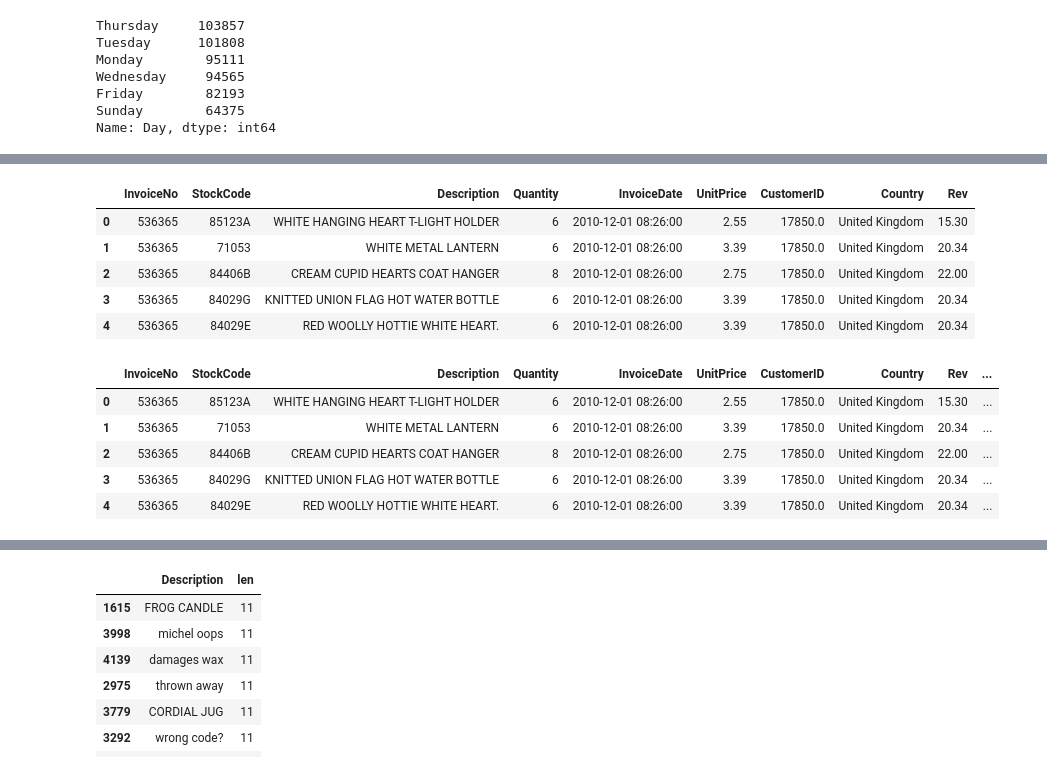
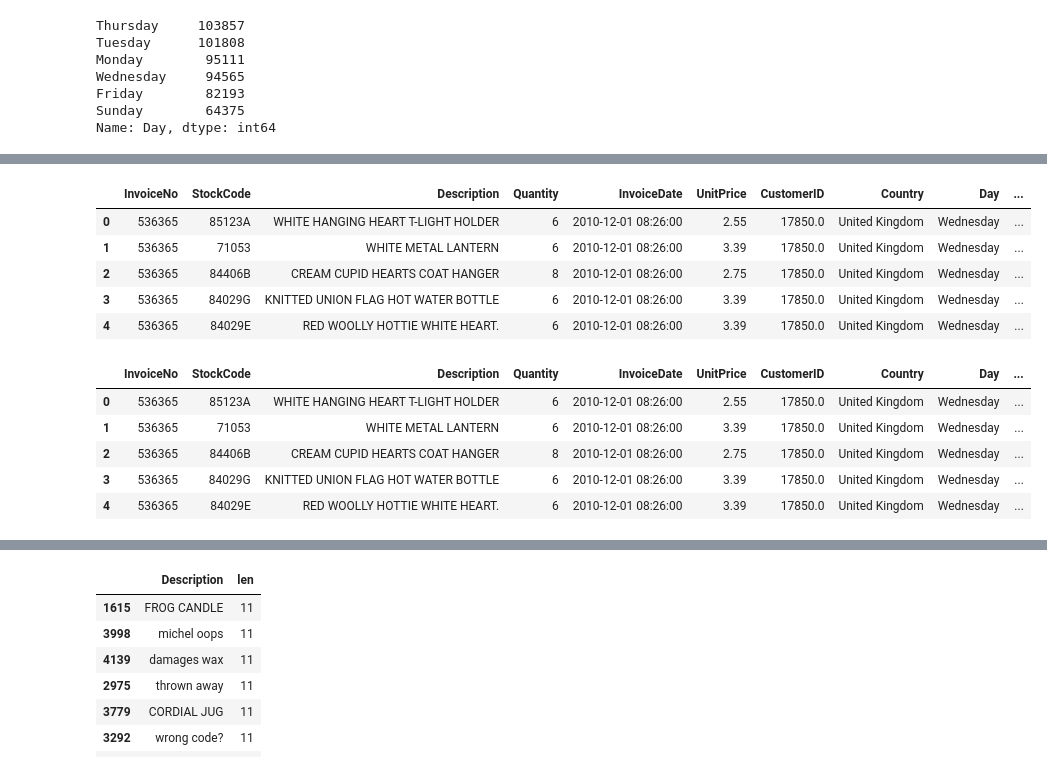
Before and after one commit to tristar82/Project-Week-8-Final-Project, a Jupyter notebook: your-project/Code/1_EDA_Cleaning.ipynb, the cells around one changed output, grey strips where cells are left out. Saved outputs shown, nothing was run; the diff lists cells and outputs as text; code cells hidden in the pictures.

```diff
--- a/your-project/Code/1_EDA_Cleaning.ipynb
+++ b/your-project/Code/1_EDA_Cleaning.ipynb
@@ -53,0 +52,10 @@ df['Day'] = df['InvoiceDate'].dt.day_name()
+# %%
+#Cast Description to Uppercase
+df.Description = df.Description.str.upper()
+# %%
+#Convert datetime field to Day, Month and Year
+df['Day'] = df['InvoiceDate'].dt.day_name()
+df['Month'] = df['InvoiceDate'].dt.month_name()
+df['Year'] = pd.DatetimeIndex(df['InvoiceDate']).year
+df['WeekNum'] = df['InvoiceDate'].dt.week
+df.head()
@@ -69,33 +79,35 @@ df.Day.hist()
 # %%
+#Calculation of Revenue per Transaction
 df['Rev'] = df['Quantity']*df['UnitPrice']
 df.head()
 # %% [output]
-|  | InvoiceNo | StockCode | Description | Quantity | InvoiceDate | UnitPrice | CustomerID | Country | Rev |
-| 0 | 536365 | 85123A | WHITE HANGING HEART T-LIGHT HOLDER | 6 | 2010-12-01 08:26:00 | 2.55 | 17850.0 | United Kingdom | 15.30 |
-| 1 | 536365 | 71053 | WHITE METAL LANTERN | 6 | 2010-12-01 08:26:00 | 3.39 | 17850.0 | United Kingdom | 20.34 |
-| 2 | 536365 | 84406B | CREAM CUPID HEARTS COAT HANGER | 8 | 2010-12-01 08:26:00 | 2.75 | 17850.0 | United Kingdom | 22.00 |
-| 3 | 536365 | 84029G | KNITTED UNION FLAG HOT WATER BOTTLE | 6 | 2010-12-01 08:26:00 | 3.39 | 17850.0 | United Kingdom | 20.34 |
-| 4 | 536365 | 84029E | RED WOOLLY HOTTIE WHITE HEART. | 6 | 2010-12-01 08:26:00 | 3.39 | 17850.0 | United Kingdom | 20.34 |
+|  | InvoiceNo | StockCode | Description | Quantity | InvoiceDate | UnitPrice | CustomerID | Country | Day | ... |
+| 0 | 536365 | 85123A | WHITE HANGING HEART T-LIGHT HOLDER | 6 | 2010-12-01 08:26:00 | 2.55 | 17850.0 | United Kingdom | Wednesday | ... |
+| 1 | 536365 | 71053 | WHITE METAL LANTERN | 6 | 2010-12-01 08:26:00 | 3.39 | 17850.0 | United Kingdom | Wednesday | ... |
+| 2 | 536365 | 84406B | CREAM CUPID HEARTS COAT HANGER | 8 | 2010-12-01 08:26:00 | 2.75 | 17850.0 | United Kingdom | Wednesday | ... |
+| 3 | 536365 | 84029G | KNITTED UNION FLAG HOT WATER BOTTLE | 6 | 2010-12-01 08:26:00 | 3.39 | 17850.0 | United Kingdom | Wednesday | ... |
+| 4 | 536365 | 84029E | RED WOOLLY HOTTIE WHITE HEART. | 6 | 2010-12-01 08:26:00 | 3.39 | 17850.0 | United Kingdom | Wednesday | ... |
 # %%
+#Identify if Return(1) or Sale(0)
 def transtype(row):
     """
     Input:
     Output:
 
     The purpose of this function is to .....
     """
-    if row['Quantity'] < 0 :
+    if row['Quantity'] <= 0 :
         return 1
     else:
         return 0
 
 df['Return'] = df.apply(transtype, axis=1)
 df.head()
 # %% [output]
-|  | InvoiceNo | StockCode | Description | Quantity | InvoiceDate | UnitPrice | CustomerID | Country | Rev | ... |
-| 0 | 536365 | 85123A | WHITE HANGING HEART T-LIGHT HOLDER | 6 | 2010-12-01 08:26:00 | 2.55 | 17850.0 | United Kingdom | 15.30 | ... |
-| 1 | 536365 | 71053 | WHITE METAL LANTERN | 6 | 2010-12-01 08:26:00 | 3.39 | 17850.0 | United Kingdom | 20.34 | ... |
-| 2 | 536365 | 84406B | CREAM CUPID HEARTS COAT HANGER | 8 | 2010-12-01 08:26:00 | 2.75 | 17850.0 | United Kingdom | 22.00 | ... |
-| 3 | 536365 | 84029G | KNITTED UNION FLAG HOT WATER BOTTLE | 6 | 2010-12-01 08:26:00 | 3.39 | 17850.0 | United Kingdom | 20.34 | ... |
-| 4 | 536365 | 84029E | RED WOOLLY HOTTIE WHITE HEART. | 6 | 2010-12-01 08:26:00 | 3.39 | 17850.0 | United Kingdom | 20.34 | ... |
+|  | InvoiceNo | StockCode | Description | Quantity | InvoiceDate | UnitPrice | CustomerID | Country | Day | ... |
+| 0 | 536365 | 85123A | WHITE HANGING HEART T-LIGHT HOLDER | 6 | 2010-12-01 08:26:00 | 2.55 | 17850.0 | United Kingdom | Wednesday | ... |
+| 1 | 536365 | 71053 | WHITE METAL LANTERN | 6 | 2010-12-01 08:26:00 | 3.39 | 17850.0 | United Kingdom | Wednesday | ... |
+| 2 | 536365 | 84406B | CREAM CUPID HEARTS COAT HANGER | 8 | 2010-12-01 08:26:00 | 2.75 | 17850.0 | United Kingdom | Wednesday | ... |
+| 3 | 536365 | 84029G | KNITTED UNION FLAG HOT WATER BOTTLE | 6 | 2010-12-01 08:26:00 | 3.39 | 17850.0 | United Kingdom | Wednesday | ... |
+| 4 | 536365 | 84029E | RED WOOLLY HOTTIE WHITE HEART. | 6 | 2010-12-01 08:26:00 | 3.39 | 17850.0 | United Kingdom | Wednesday | ... |
 # %%
```
Also changed, not shown: parts of 47 cells of this notebook, 10 other files.
